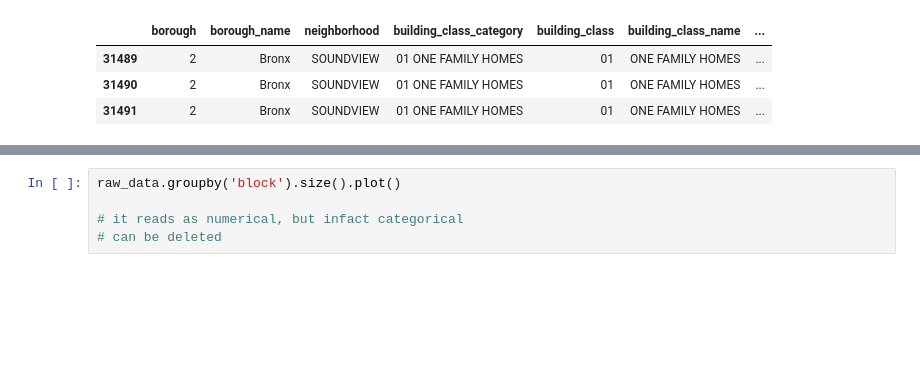
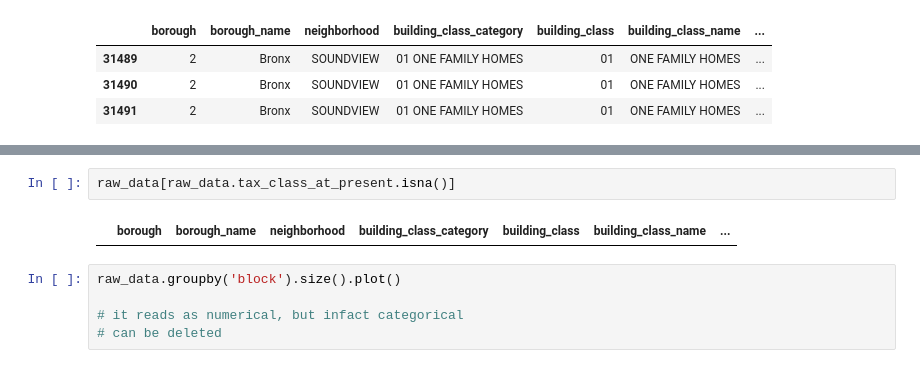
Before and after one commit to tansudasli/analytics-sandbox, a Jupyter notebook: real_estate_of_nyc_01_EDA.ipynb, the cells around one changed output, grey strips where cells are left out. Saved outputs shown, nothing was run; the diff lists cells and outputs as text; blank space fills up the shorter version.

```diff
--- a/real_estate_of_nyc_01_EDA.ipynb
+++ b/real_estate_of_nyc_01_EDA.ipynb
@@ -310,3 +425,7 @@ raw_data.groupby('tax_class_at_sale').size().plot(kind='bar')
+# %%
+raw_data[raw_data.tax_class_at_present.isna()]
+# %% [output]
+|  | borough | borough_name | neighborhood | building_class_category | building_class | building_class_name | ... |
 # %%
 raw_data.groupby('block').size().plot()
 
```
Also changed, not shown: parts of 46 cells of this notebook, 1 other file.
